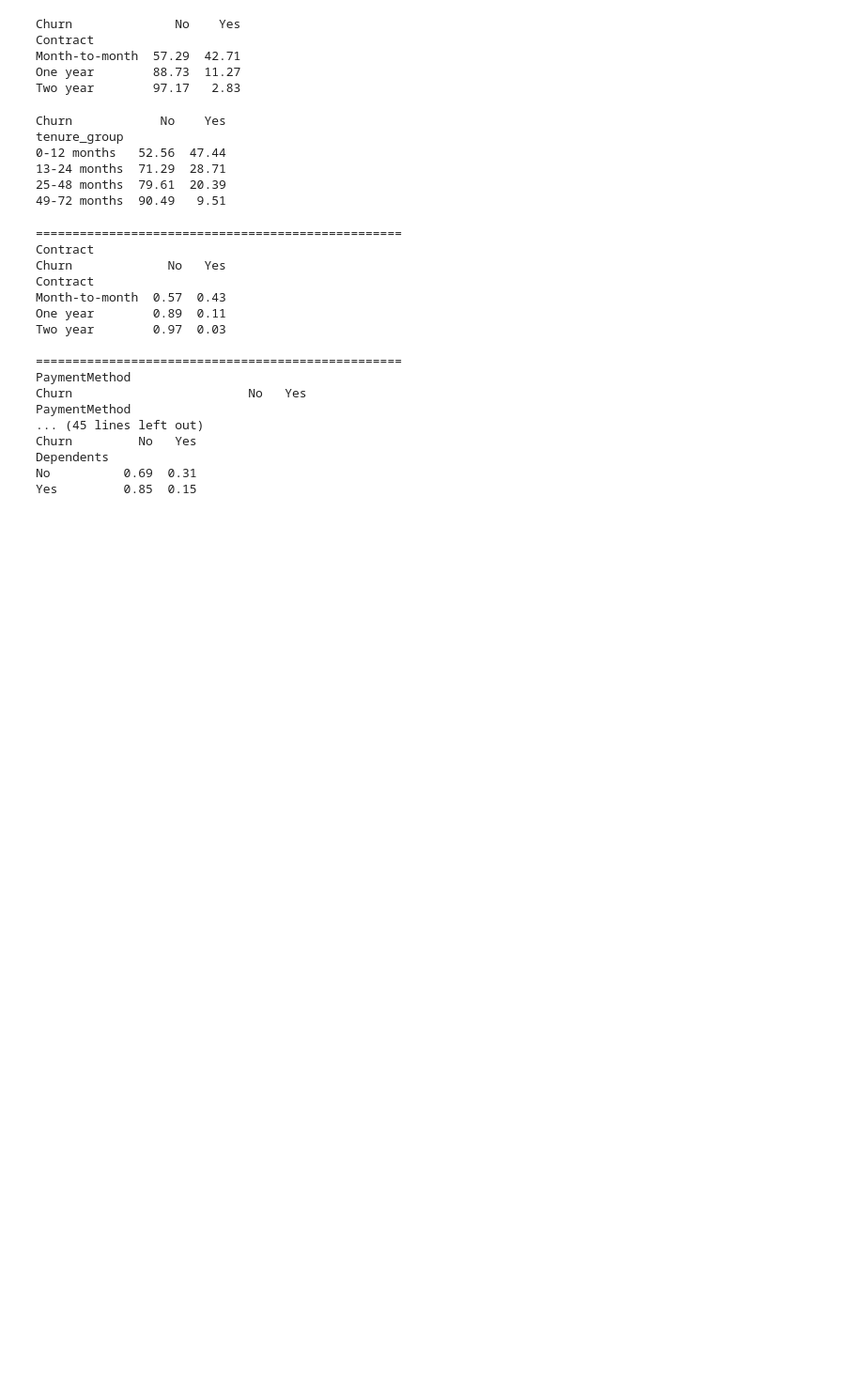
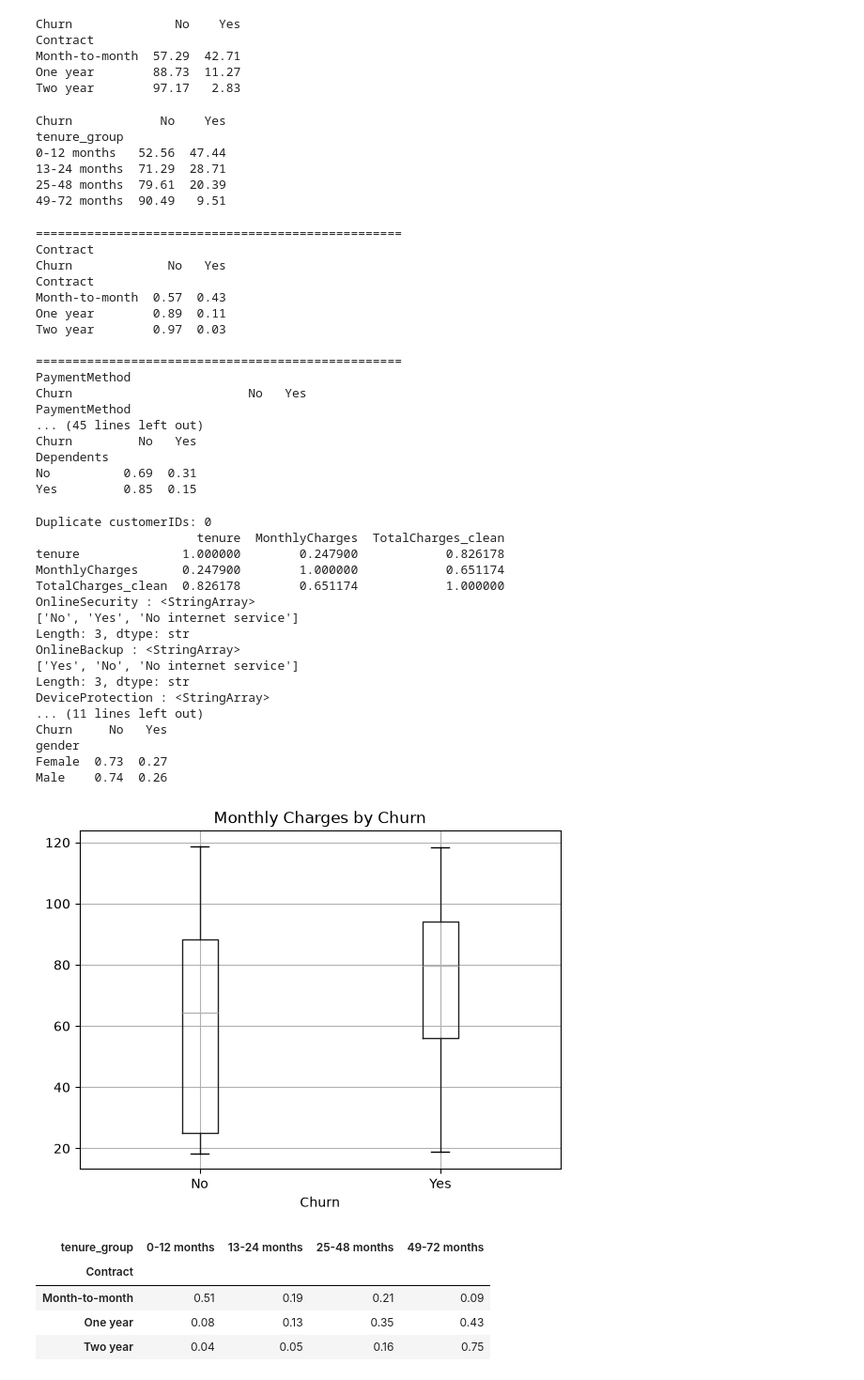
Before and after one commit to Harishchand83077/ml-insight-platform, a Jupyter notebook: notebooks/01_eda.ipynb, the cells around one changed output. Shown at 94% size. Saved outputs shown, nothing was run; the diff lists cells and outputs as text; code cells hidden in the pictures; blank space fills up the shorter version.

```diff
--- a/notebooks/01_eda.ipynb
+++ b/notebooks/01_eda.ipynb
@@ -142,3 +142,58 @@ Churn         No   Yes
 Dependents
 No          0.69  0.31
 Yes         0.85  0.15
+# %%
+# 1. Duplicate check — sanity check on customerID uniqueness
+print("Duplicate customerIDs:", df["customerID"].duplicated().sum())
+
+# 2. Numeric feature correlation — helps you spot multicollinearity before modeling
+numeric_cols = ["tenure", "MonthlyCharges"]
+df["TotalCharges_clean"] = pd.to_numeric(df["TotalCharges"].replace(" ", "0"), errors="coerce")
+numeric_cols.append("TotalCharges_clean")
+
+print(df[numeric_cols].corr())
+
+# 3. Check redundancy across the "add-on service" columns
+# (OnlineSecurity, OnlineBackup, DeviceProtection, TechSupport, StreamingTV, StreamingMovies)
+addon_cols = ["OnlineSecurity", "OnlineBackup", "DeviceProtection",
+              "TechSupport", "StreamingTV", "StreamingMovies"]
+for col in addon_cols:
+    print(col, ":", df[col].unique())
+
+# 4. Control test — a feature that SHOULDN'T matter much, to validate your read of the data
+print(pd.crosstab(df["gender"], df["Churn"], normalize="index").round(2))
+
+# 5. MonthlyCharges distribution by churn — boxplot, not just mean
+import matplotlib.pyplot as plt
+df.boxplot(column="MonthlyCharges", by="Churn")
+plt.title("Monthly Charges by Churn")
+plt.suptitle("")
+plt.show()
+
+# 6. Interaction: does tenure matter LESS once you control for contract type?
+# (important because contract type and tenure are likely correlated with each other too)
+pd.crosstab(df["Contract"], df["tenure_group"], normalize="index").round(2)
+# %% [output]
+Duplicate customerIDs: 0
+                      tenure  MonthlyCharges  TotalCharges_clean
+tenure              1.000000        0.247900            0.826178
+MonthlyCharges      0.247900        1.000000            0.651174
+TotalCharges_clean  0.826178        0.651174            1.000000
+OnlineSecurity : <StringArray>
+['No', 'Yes', 'No internet service']
+Length: 3, dtype: str
+OnlineBackup : <StringArray>
+['Yes', 'No', 'No internet service']
+Length: 3, dtype: str
+DeviceProtection : <StringArray>
+... (11 lines left out)
+Churn     No   Yes
+gender
+Female  0.73  0.27
+Male    0.74  0.26
+[figure, added]
+| tenure_group | 0-12 months | 13-24 months | 25-48 months | 49-72 months |
+| Contract |  |  |  |  |
+| Month-to-month | 0.51 | 0.19 | 0.21 | 0.09 |
+| One year | 0.08 | 0.13 | 0.35 | 0.43 |
+| Two year | 0.04 | 0.05 | 0.16 | 0.75 |
```
Also changed, not shown: 1 other file.
